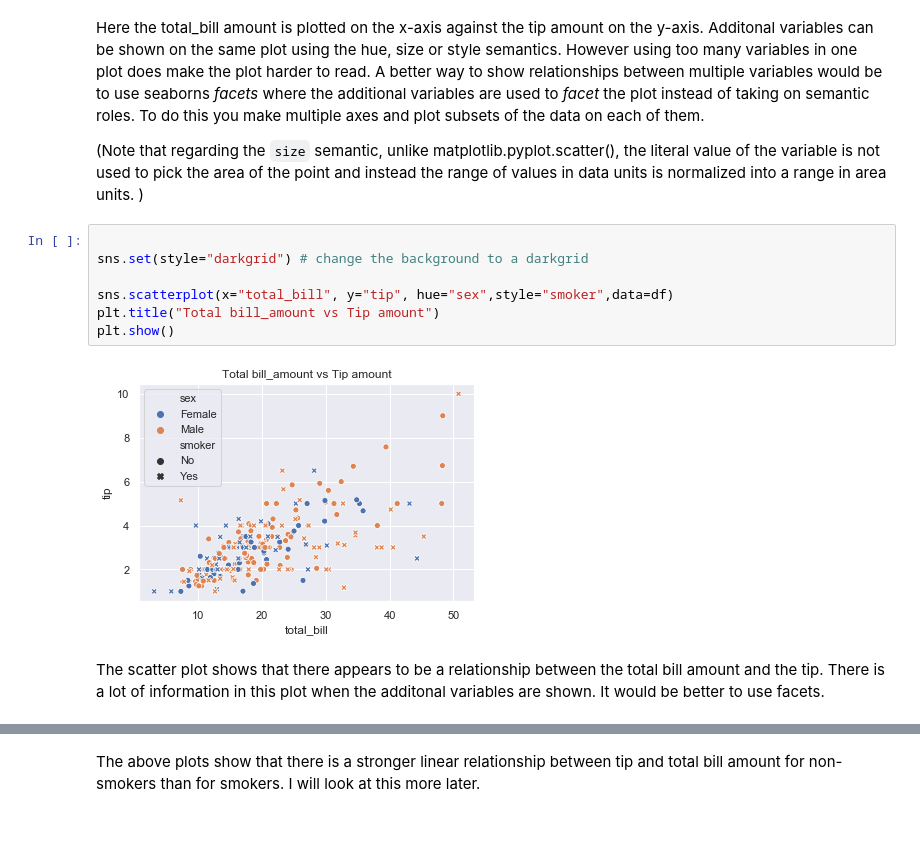
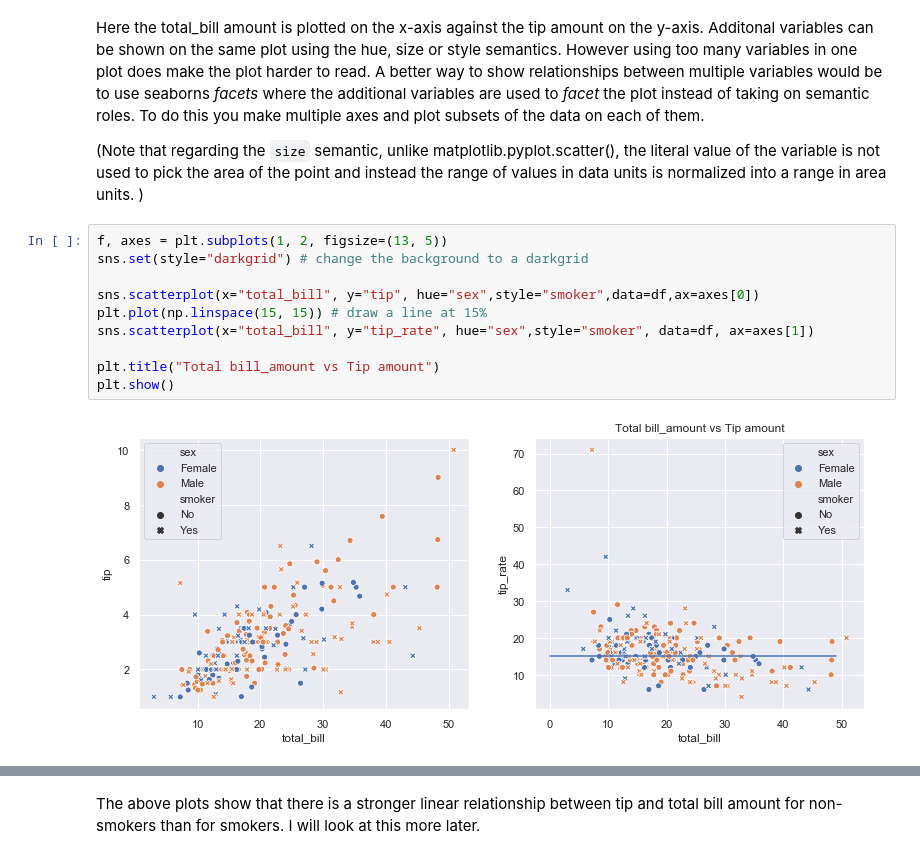
Before and after one commit to angela1C/Fundamentals-of-Data-Analysis-Project-2019, a Jupyter notebook: tips-project.ipynb, the cells around one changed output, grey strips where cells are left out. Cells and saved outputs as stored; diff of their text form; blank space fills up the shorter version.

```diff
--- a/tips-project.ipynb
+++ b/tips-project.ipynb
@@ -705,14 +697,14 @@ Additonal variables can be shown on the same plot using the hue, size or style s
 
 (Note that regarding the `size` semantic, unlike matplotlib.pyplot.scatter(), the literal value of the variable is not used to pick the area of the point and instead the range of values in data units is normalized into a range in area units. )
 # %%
-
+f, axes = plt.subplots(1, 2, figsize=(13, 5))
 sns.set(style="darkgrid") # change the background to a darkgrid
 
-sns.scatterplot(x="total_bill", y="tip", hue="sex",style="smoker",data=df)
+sns.scatterplot(x="total_bill", y="tip", hue="sex",style="smoker",data=df,ax=axes[0])
+plt.plot(np.linspace(15, 15)) # draw a line at 15%
+sns.scatterplot(x="total_bill", y="tip_rate", hue="sex",style="smoker", data=df, ax=axes[1])
+
 plt.title("Total bill_amount vs Tip amount")
 plt.show()
 # %% [output]
-[figure, old version]
+[figure, new version]
-# %% [markdown]
-The scatter plot shows that there appears to be a relationship between the total bill amount and the tip.
-There is a lot of information in this plot when the additonal variables are shown. It would be better to use facets.
```
Also changed, not shown: parts of 23 cells of this notebook.
